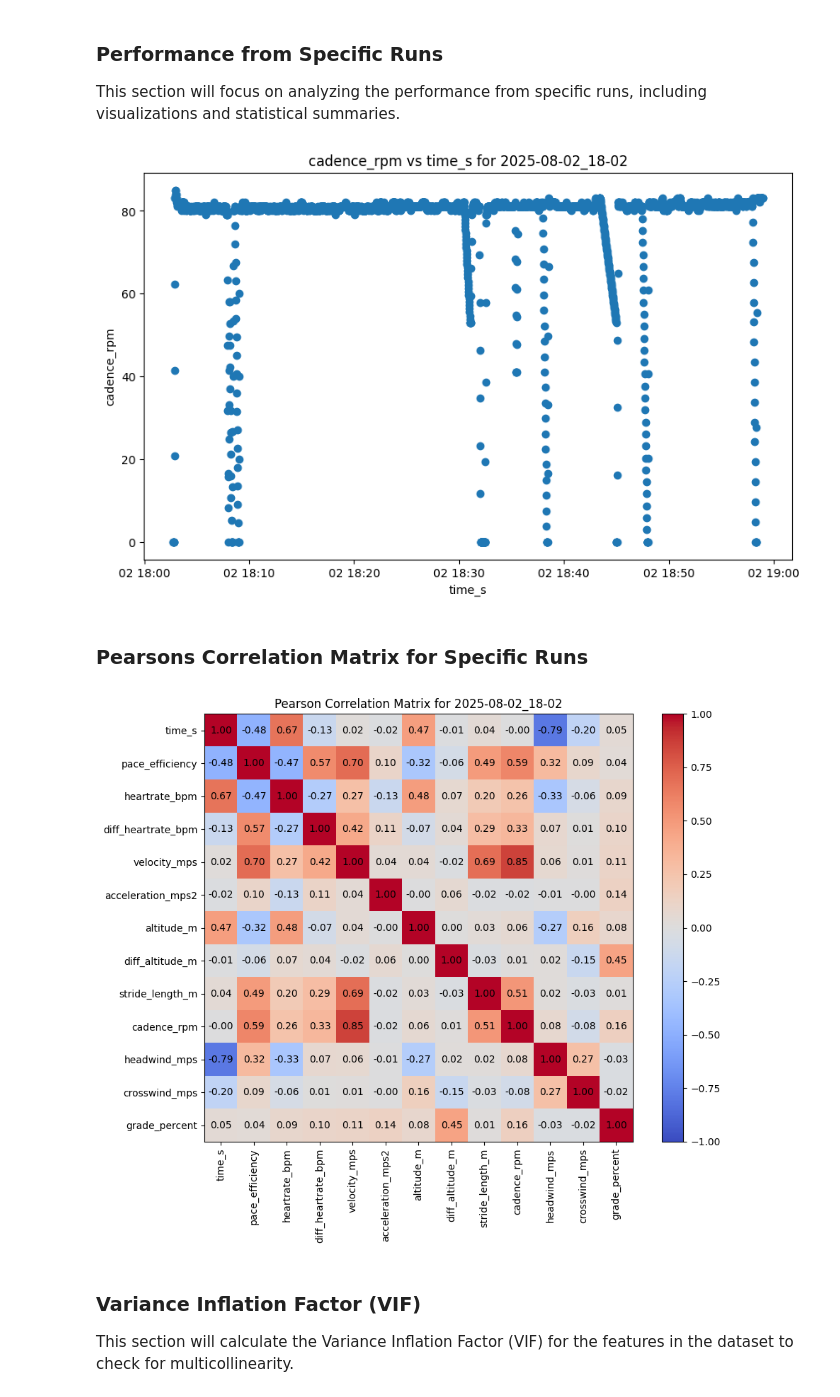
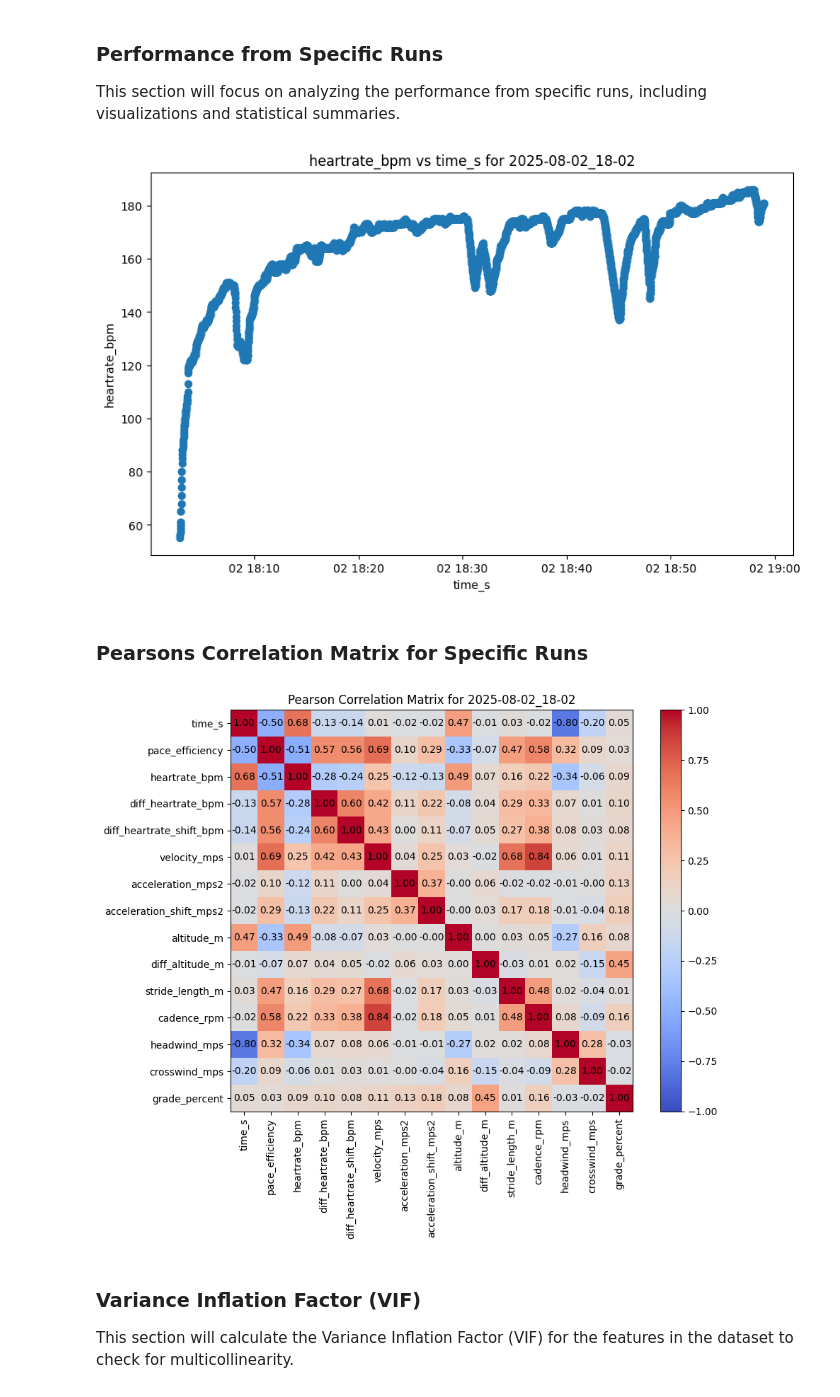
Before and after one commit to rei289/Marathon-Simulation, a Jupyter notebook: IndividualRuns.ipynb, the cells around one changed output. Drawn from its saved outputs; the diff is of its cells as text; code cells hidden in the pictures.

```diff
--- a/IndividualRuns.ipynb
+++ b/IndividualRuns.ipynb
@@ -133,12 +132,13 @@ def calculate_bearing(lat1, lon1, lat2, lon2):
 # determine direction in which person is currently moving
 # create a new column for the bearing
 # first row will have no bearing, so we will calculate the bearing for the first two rows
-data["delta_latitude"] = data["latitude"].diff()
-data["delta_longitude"] = data["longitude"].diff()
+data["delta_latitude"] = data["latitude"].diff()  # Change in latitude
+data["delta_longitude"] = data["longitude"].diff()  # Change in longitude
 for i in range(1, len(data)):
     lat1, lon1 = data.loc[i - 1, ["latitude", "longitude"]]
     lat2, lon2 = data.loc[i, ["latitude", "longitude"]]
     data.at[i, "athletedir_degree"] = calculate_bearing(lat1, lon1, lat2, lon2)
+data["athletedir_degree"] = data["athletedir_degree"]
 
 # add wind direction and speed to the data
 data["winddir_degree"] = extract_json(json_file_path)["weather"]["winddir"]  # Wind direction in degrees
@@ -148,30 +148,36 @@ data["windspeed_mps"] = extract_json(json_file_path)["weather"]["windspeed"]*100
 data["relative_winddir_degree"] = (data["winddir_degree"] - data["athletedir_degree"]) % 360
 data["headwind_mps"] = data["windspeed_mps"] * np.cos(np.radians(data["relative_winddir_degree"]))
 data["crosswind_mps"] = data["windspeed_mps"] * np.sin(np.radians(data["relative_winddir_degree"]))
-data["headwind_mps"] = data["headwind_mps"].fillna(0)  # Fill NaN values with 0
-data["crosswind_mps"] = data["crosswind_mps"].fillna(0)  # Fill NaN values with 0
+data["headwind_mps"] = data["headwind_mps"]
+data["crosswind_mps"] = data["crosswind_mps"]
 
 # --------------------------- STRIDE LENGTH ---------------------------
 data["stride_length_m"] = data["velocity_mps"] / (data["cadence_rpm"] / 60)  # meters per stride
-data["stride_length_m"] = data["stride_length_m"].fillna(0)  # Fill NaN values with 0
+data["stride_length_m"] = data["stride_length_m"]
 # set stride length to 0 if it is infinity
 data.loc[data["stride_length_m"] == np.inf, "stride_length_m"] = 0  # Set infinity to 0
 
 # --------------------------- DIFF ALTITUDE ---------------------------
-data["diff_altitude_m"] = data["altitude_m"].diff().fillna(0)  # Change in altitude
+data["diff_altitude_m"] = data["altitude_m"].diff()
 
 # --------------------------- PACE EFFICIENCY ---------------------------
 # data["pace_efficiency"] = data["velocity_mps"] / (data["heartrate_bpm"] / 60)  # m/s per bpm
 # resting heart rate
 resting_heart_rate = 60  # bpm
 data["pace_efficiency"] = (data["velocity_mps"] / overall_data["max_speed"]) * (1 - (data["heartrate_bpm"] - resting_heart_rate) / overall_data["max_heartrate"])
+data["diff_pace_efficiency"] = data["pace_efficiency"].diff()  # Change in pace efficiency
 
 # --------------------------- DIFF HEART RATE ---------------------------
-data["diff_heartrate_bpm"] = data["heartrate_bpm"].diff().fillna(0)  # Change in heart rate
+shift = 3
+data["diff_heartrate_bpm"] = data["heartrate_bpm"].diff()  # Change in heart rate
+data["diff_heartrate_shift_bpm"] = data["diff_heartrate_bpm"].shift(shift)  # Shift the diff_heartrate_bpm column by 1 row
 
 # --------------------------- ACCELERATION ---------------------------
-data["acceleration_mps2"] = data["velocity_mps"].diff().fillna(0)  # m/s^2
+data["acceleration_mps2"] = data["velocity_mps"].diff()  # m/s^2
+data["acceleration_shift_mps2"] = data["acceleration_mps2"].shift(shift)  # Shift the acceleration column by 1 row
 
+# remove rows with NaN values
+data.dropna(inplace=True)
 # data
 # %% [markdown]
 # Exploratory Data Analysis (EDA)
@@ -184,8 +190,8 @@ This section will focus on analyzing the performance from specific runs, includi
 # x = "altitude_change_m"
 # y = "pace_efficiency"
 # y = "stride_length_m"
-# y = "heartrate_bpm"
-y = "cadence_rpm"
+y = "heartrate_bpm"
+# y = "cadence_rpm"
 
 # x = "cadence_rpm"
 # x = "grade_percent"
@@ -208,48 +214,48 @@ plt.ylabel(y)
 plt.title(f"{y} vs {x} for {folder_name}")
 plt.show()
 # %% [output]
-[figure, old version]
+[figure, new version]
 # %% [markdown]
 ### Pearsons Correlation Matrix for Specific Runs
 # %%
-
-
 # Exploratory Data Analysis (EDA)
 analyzable_columns = [
     "time_s",
     "pace_efficiency",
     "heartrate_bpm",
     "diff_heartrate_bpm",
+    "diff_heartrate_shift_bpm",
     "velocity_mps",
     "acceleration_mps2",
+    "acceleration_shift_mps2",
     "altitude_m",
     "diff_altitude_m",
     "stride_length_m",
     "cadence_rpm",
     "headwind_mps",
     "crosswind_mps",
     # "athletedir_degree",
     # "relative_winddir_degree",
     "grade_percent"
 ]
 corr_matrix = data[analyzable_columns].corr()
 
 # Show correlation matrix
 plt.figure(figsize=(10, 8))
 plt.imshow(corr_matrix, cmap='coolwarm', interpolation='nearest', vmin=-1, vmax=1)
 for i in range(len(analyzable_columns)):
     for j in range(len(analyzable_columns)):
         plt.text(j, i, f"{corr_matrix.iloc[i, j]:.2f}", ha="center", va="center", color="black")
 plt.colorbar()
 # plt.xticks(range(len(analyzable_columns)), analyzable_columns, rotation=30)
 plt.xticks(range(len(analyzable_columns)), analyzable_columns, rotation=90)
 plt.yticks(range(len(analyzable_columns)), analyzable_columns)
 plt.title(f"Pearson Correlation Matrix for {folder_name}")
 plt.tight_layout()
 plt.show()
 # data
 # %% [output]
-[figure, old version]
+[figure, new version]
 # %% [markdown]
 ### Variance Inflation Factor (VIF)
 This section will calculate the Variance Inflation Factor (VIF) for the features in the dataset to check for multicollinearity.
```
Also changed, not shown: parts of 8 cells of this notebook, 1 other file.
